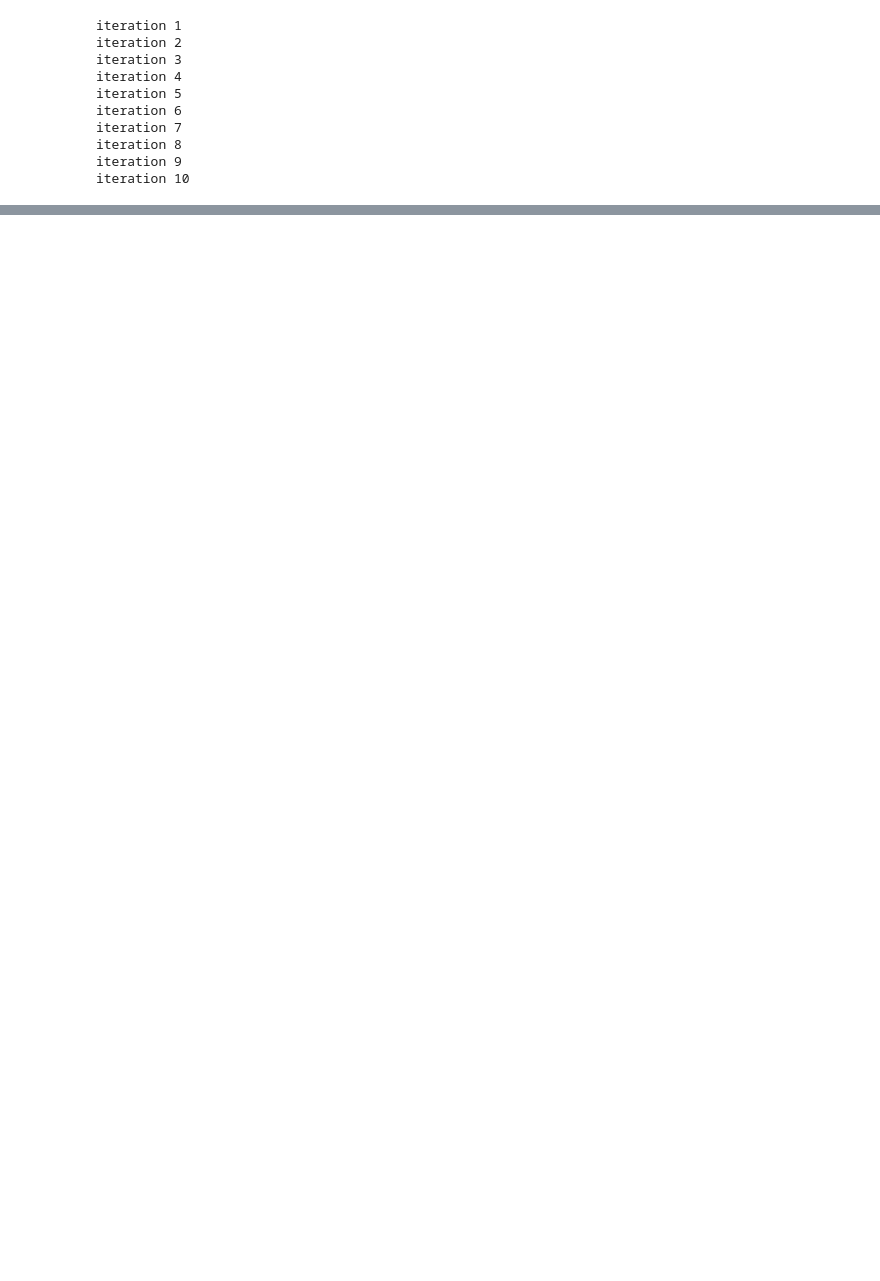
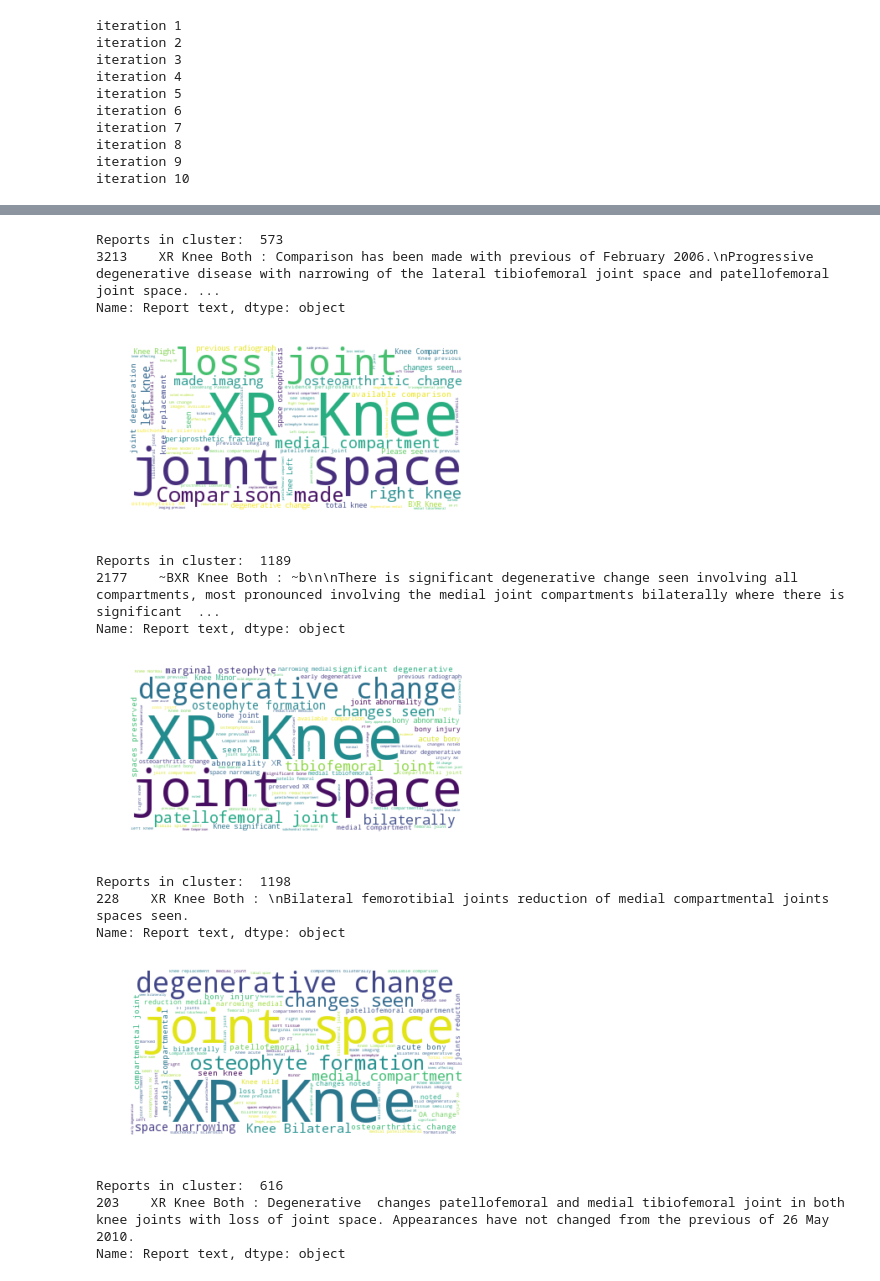
Before and after one commit to kasimayy/x_ray_fracture_localisation, a Jupyter notebook: VisualiseReports.ipynb, the cells around one changed output, grey strips where cells are left out. Saved outputs shown, nothing was run; the diff lists cells and outputs as text; code cells hidden in the pictures; blank space fills up the shorter version.

Commit message:
created wordclouds from clusters

```diff
--- a/VisualiseReports.ipynb
+++ b/VisualiseReports.ipynb
@@ -246,0 +267,41 @@ plt.show()
+# %%
+# Visualise words in clusters
+from wordcloud import WordCloud
+%matplotlib inline
+clusters = {}
+for k in range(num_clusters):
+    wc = WordCloud(background_color="white")
+    #report_sample =  random.sample(list(report_list))
+    #print report_sample
+    clusters["cluster{0}".format(k)] = [i for i,j in zip(report_samples, kmeans_labels) if j==k]
+    #print random.choice(list(clusters["cluster{0}".format(k)]))
+    print 'Reports in cluster: ', len(clusters["cluster{0}".format(k)])
+    print clusters["cluster{0}".format(k)][np.random.choice(len(clusters["cluster{0}".format(k)]))]
+    #print type(clusters["cluster{0}".format(k)])
+    text_list = [' '.join(report) for report in clusters["cluster{0}".format(k)]]
+    text = ' '.join(text_list)
+    wordcloud = wc.generate(text)
+    plt.figure()
+    plt.imshow(wordcloud, interpolation='bilinear')
+    plt.axis("off")
+    #plt.text(10,10, clusters["cluster{0}".format(k)][0])
+    #plt.show()
+    plt.show()
+
+#print len(clusters['cluster0'])
+# %% [output]
+Reports in cluster:  573
+3213    XR Knee Both : Comparison has been made with previous of February 2006.\nProgressive degenerative disease with narrowing of the lateral tibiofemoral joint space and patellofemoral joint space. ...
+Name: Report text, dtype: object
+[figure, added]
+Reports in cluster:  1189
+2177    ~BXR Knee Both : ~b\n\nThere is significant degenerative change seen involving all compartments, most pronounced involving the medial joint compartments bilaterally where there is significant  ...
+Name: Report text, dtype: object
+[figure, added]
+Reports in cluster:  1198
+228    XR Knee Both : \nBilateral femorotibial joints reduction of medial compartmental joints spaces seen.
+Name: Report text, dtype: object
+[figure, added]
+Reports in cluster:  616
+203    XR Knee Both : Degenerative  changes patellofemoral and medial tibiofemoral joint in both knee joints with loss of joint space. Appearances have not changed from the previous of 26 May 2010.
+Name: Report text, dtype: object
```
Also changed, not shown: parts of 9 cells of this notebook, 2 other files.
